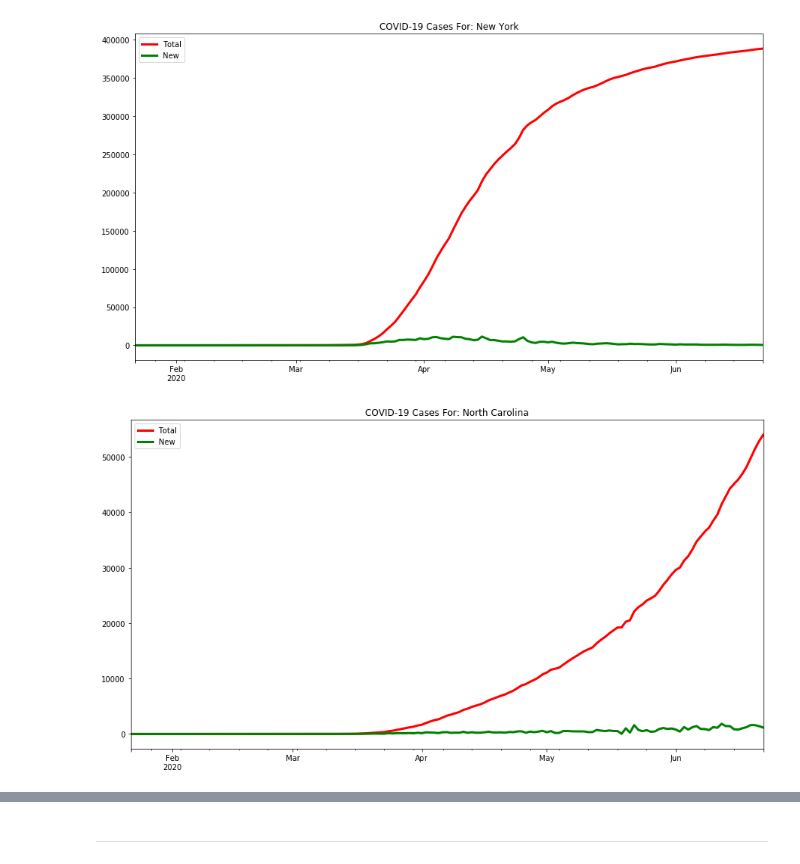
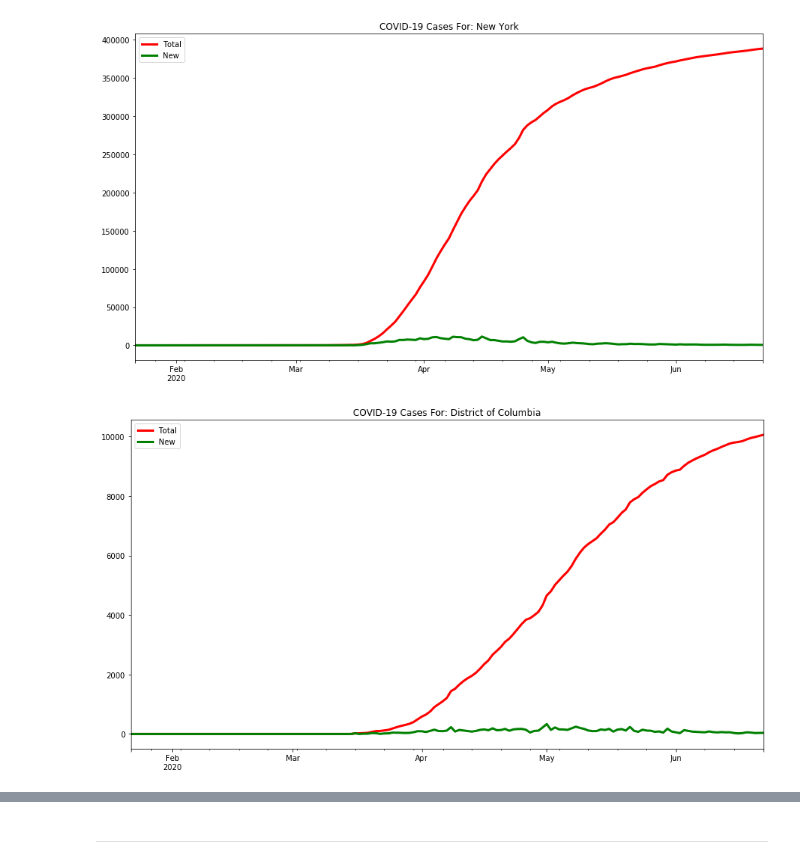
Before and after one commit to sahussain/Udacity-MLEN-CapstoneProject, a Jupyter notebook: Notebooks/TSFMs2 .ipynb, the cells around one changed output, grey strips where cells are left out. Drawn from its saved outputs; the diff is of its cells as text; code cells hidden in the pictures.

```diff
--- a/Notebooks/TSFMs2 .ipynb
+++ b/Notebooks/TSFMs2 .ipynb
@@ -296,10 +296,10 @@ def PlotRandomState(df):
 PlotState(covid_df, 'New York')
 # %% [output]
 [figure]
-# %%
-PlotRandomState(covid_df)
-# %% [output]
-[figure, removed]
+# %%
+PlotState(covid_df, 'District of Columbia')
+# %% [output]
+[figure, added]
 # %%
 PlotRandomState(covid_df)
 # %% [output]
```
Also changed, not shown: parts of 29 cells of this notebook, 9 other files.
